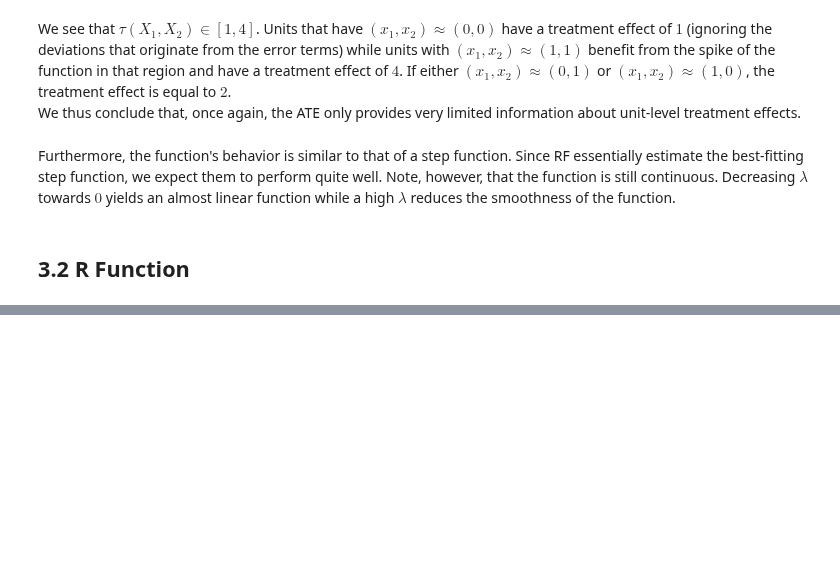
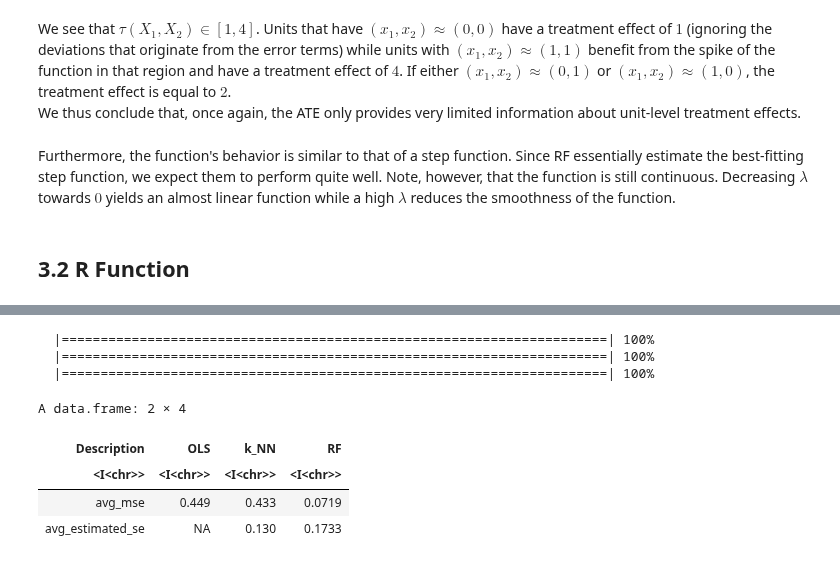
Before and after one commit to timmens/student-project-timmens, a Jupyter notebook: Simulation_Study/simulation_study.ipynb, the cells around one changed output, grey strips where cells are left out. Saved outputs shown, nothing was run; the diff lists cells and outputs as text; code cells hidden in the pictures; blank space fills up the shorter version.

```diff
--- a/Simulation_Study/simulation_study.ipynb
+++ b/Simulation_Study/simulation_study.ipynb
@@ -870,0 +885,12 @@ A data.frame: 1 × 4
+# %%
+set.seed(12)
+create_output_table_JASA(n = 2500, N = 10, d = 8, num_trees = 1000, kC = 20, lambda=200, C_knn_se5 = TRUE)
+# %% [output]
+  |======================================================================| 100%
+  |======================================================================| 100%
+  |======================================================================| 100%
+A data.frame: 2 × 4
+| Description | OLS | k_NN | RF |
+| <I<chr>> | <I<chr>> | <I<chr>> | <I<chr>> |
+| avg_mse | 0.449 | 0.433 | 0.0719 |
+| avg_estimated_se | NA | 0.130 | 0.1733 |
```
Also changed, not shown: parts of 16 cells of this notebook, 1 other file.
